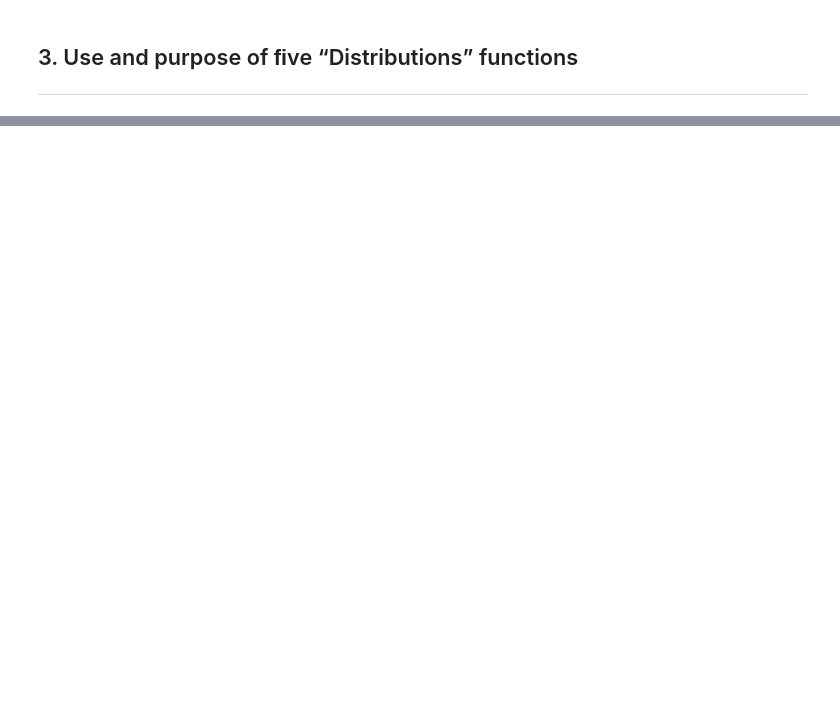
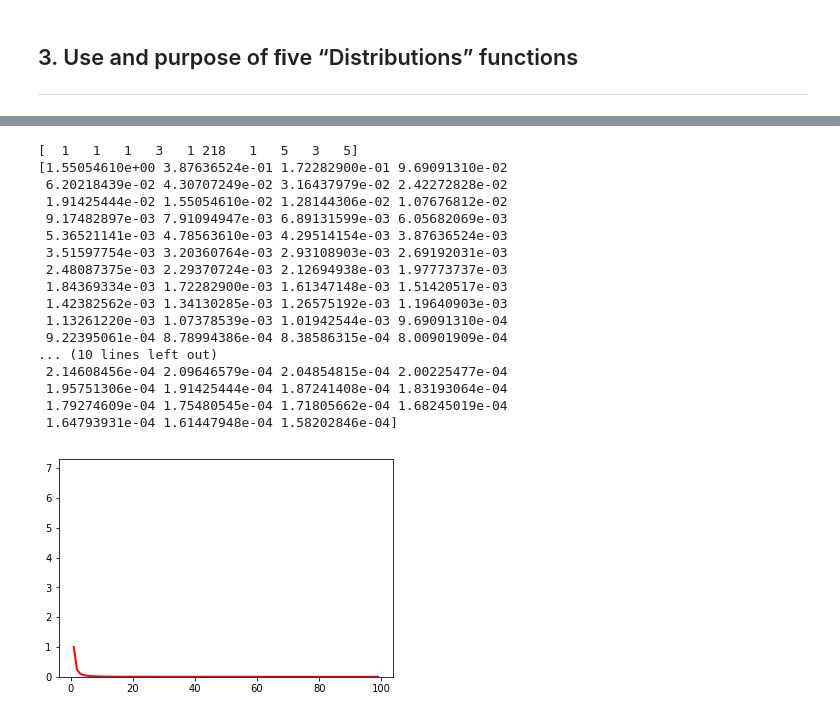
Before and after one commit to SomanathanSubramaniyan/Programming-for-Data-Analysis, a Jupyter notebook: Assignment-2018-Numpy.ipynb, the cells around one changed output, grey strips where cells are left out. Saved outputs shown, nothing was run; the diff lists cells and outputs as text; code cells hidden in the pictures; blank space fills up the shorter version.

```diff
--- a/Assignment-2018-Numpy.ipynb
+++ b/Assignment-2018-Numpy.ipynb
@@ -183,0 +183,33 @@ plt.show()
+# %%
+# parameter and random sample generation
+a, s, x, y  = 2, np.random.zipf(a, 10), np.arange(1., 100.), x**(-a) / special.zetac(a)
+
+import matplotlib.pyplot as plt
+from scipy import special
+
+print (s)
+print (y)
+
+#histogram  and plot the graph
+count, bins, ignored = plt.hist(s[s<50], 50, density=True)
+plt.plot(x, y/max(y), linewidth=2, color='r')
+plt.show()
+# %% [output]
+[  1   1   1   3   1 218   1   5   3   5]
+[1.55054610e+00 3.87636524e-01 1.72282900e-01 9.69091310e-02
+ 6.20218439e-02 4.30707249e-02 3.16437979e-02 2.42272828e-02
+ 1.91425444e-02 1.55054610e-02 1.28144306e-02 1.07676812e-02
+ 9.17482897e-03 7.91094947e-03 6.89131599e-03 6.05682069e-03
+ 5.36521141e-03 4.78563610e-03 4.29514154e-03 3.87636524e-03
+ 3.51597754e-03 3.20360764e-03 2.93108903e-03 2.69192031e-03
+ 2.48087375e-03 2.29370724e-03 2.12694938e-03 1.97773737e-03
+ 1.84369334e-03 1.72282900e-03 1.61347148e-03 1.51420517e-03
+ 1.42382562e-03 1.34130285e-03 1.26575192e-03 1.19640903e-03
+ 1.13261220e-03 1.07378539e-03 1.01942544e-03 9.69091310e-04
+ 9.22395061e-04 8.78994386e-04 8.38586315e-04 8.00901909e-04
+... (10 lines left out)
+ 2.14608456e-04 2.09646579e-04 2.04854815e-04 2.00225477e-04
+ 1.95751306e-04 1.91425444e-04 1.87241408e-04 1.83193064e-04
+ 1.79274609e-04 1.75480545e-04 1.71805662e-04 1.68245019e-04
+ 1.64793931e-04 1.61447948e-04 1.58202846e-04]
+[figure, added]
```
Also changed, not shown: parts of 15 cells of this notebook.
